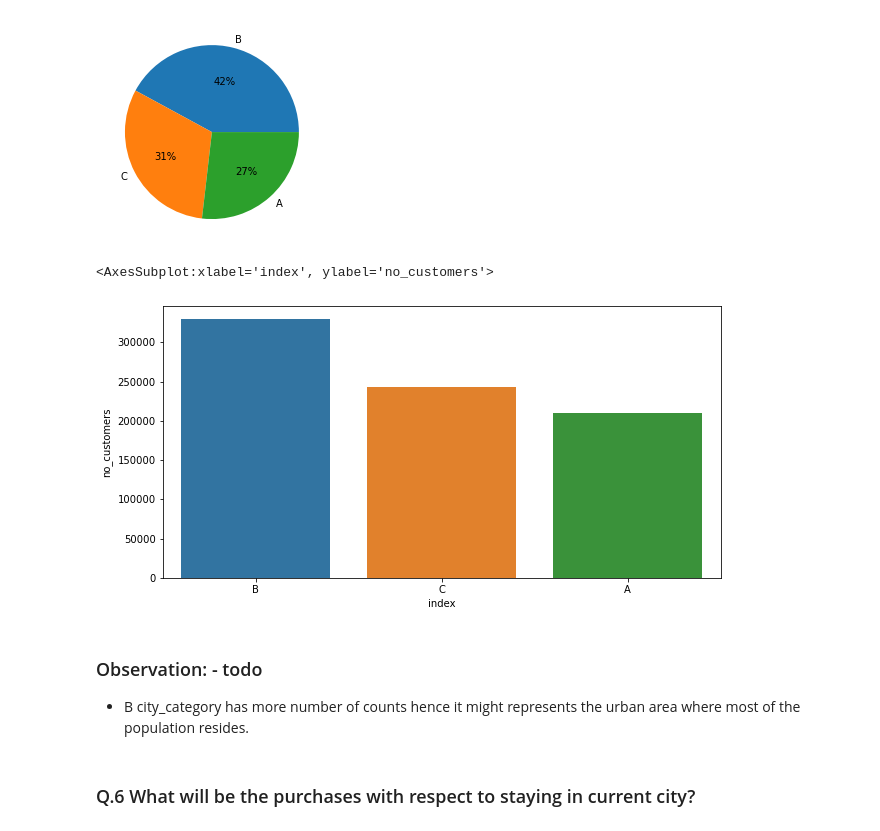
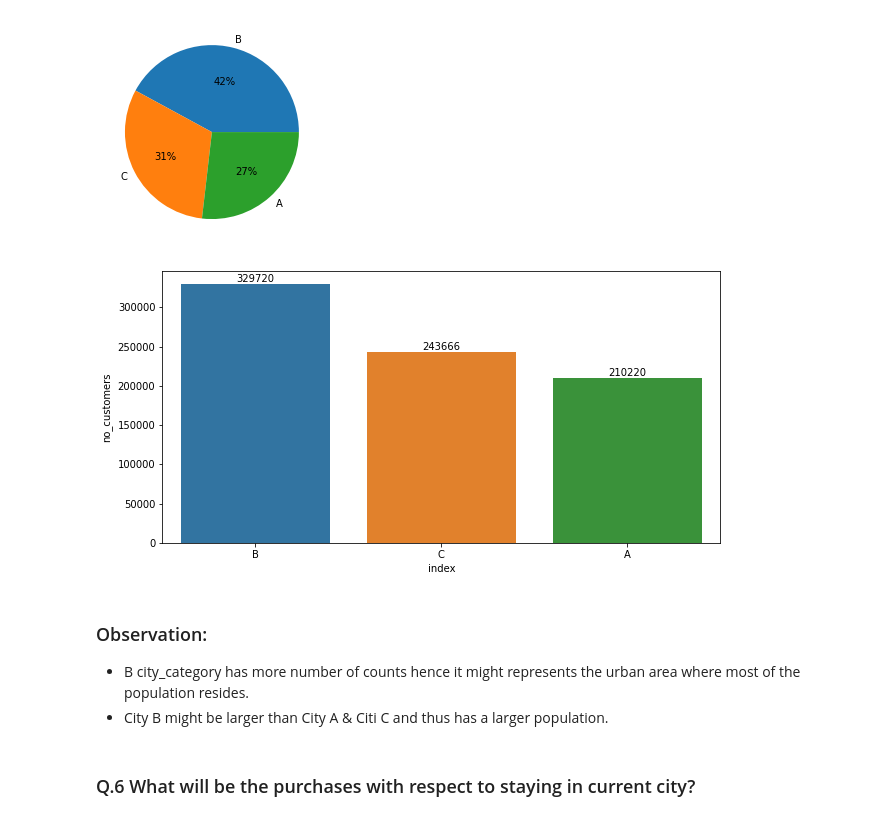
Before and after one commit to kirandhasade/Black_Friday_Analysis, a Jupyter notebook: Black friday.ipynb, the cells around one changed output. Drawn from its saved outputs; the diff is of its cells as text; code cells hidden in the pictures.

```diff
--- a/Black friday.ipynb
+++ b/Black friday.ipynb
@@ -415,13 +418,15 @@ graph = plt.pie(count_cust_city_cat_df.no_customers, labels = count_male_female_
 [figure]
 # %%
 plt.figure(figsize=(10,5))
-sns.barplot('index','no_customers', data=count_cust_city_cat_df, order=count_cust_city_cat_df['index'])
+
+ax=sns.barplot(x = 'index', y = 'no_customers', data=count_cust_city_cat_df, order=count_cust_city_cat_df['index'])
+ax = ax.bar_label(ax.containers[0])
 # %% [output]
-<AxesSubplot:xlabel='index', ylabel='no_customers'>
-[figure, old version]
+[figure, new version]
 # %% [markdown]
-### Observation: - todo
+### Observation:
  - B city_category has more number of counts hence it might represents the urban area where most of the population resides.
+ - City B might be larger than City A & Citi C and thus has a larger population.
 # %% [markdown]
 ### Q.6 What will be the purchases with respect to staying in current city?
 # %%
```
Also changed, not shown: parts of 2 cells of this notebook.
